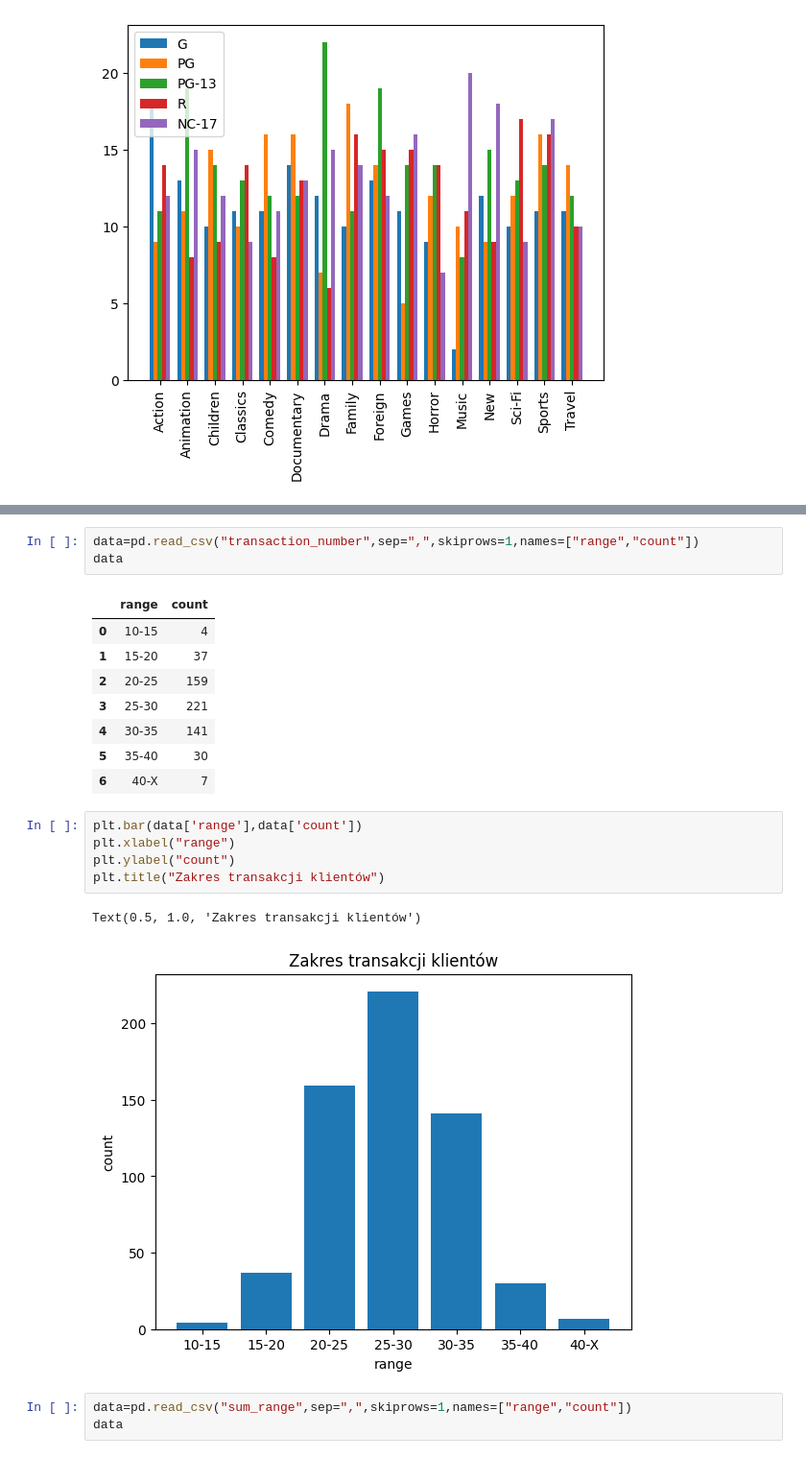
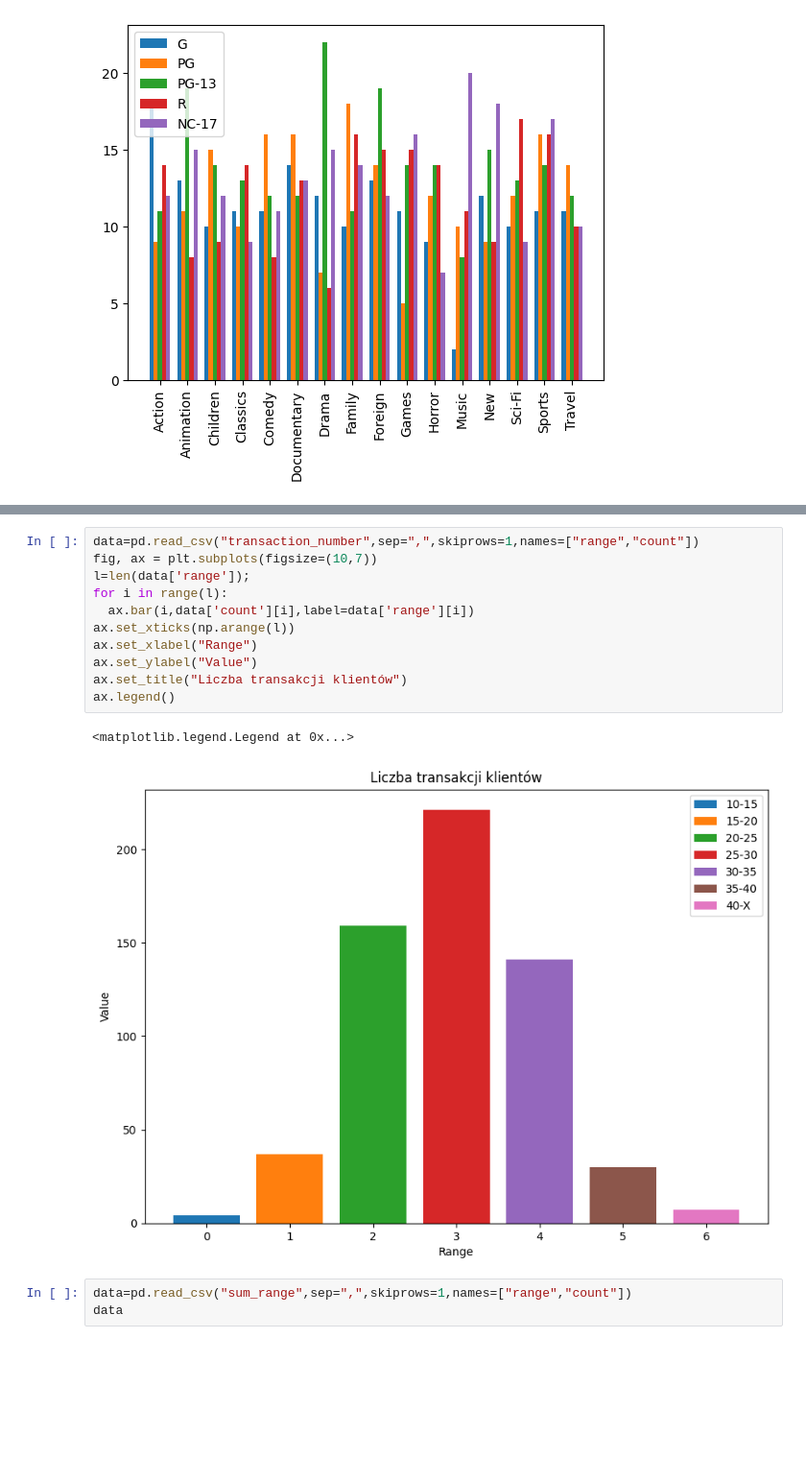
Before and after one commit to Popsonikk/filmoteka, a Jupyter notebook: Filmoteka.ipynb, the cells around one changed output, grey strips where cells are left out. Shown at 96% size. Saved outputs shown, nothing was run; the diff lists cells and outputs as text; blank space fills up the shorter version.

Commit message:
python klient

```diff
--- a/Filmoteka.ipynb
+++ b/Filmoteka.ipynb
@@ -93,23 +93,17 @@ plt.tight_layout()
-# %%
-data=pd.read_csv("transaction_number",sep=",",skiprows=1,names=["range","count"])
-data
-# %% [output]
-|  | range | count |
-| 0 | 10-15 | 4 |
-| 1 | 15-20 | 37 |
-| 2 | 20-25 | 159 |
-| 3 | 25-30 | 221 |
-| 4 | 30-35 | 141 |
-| 5 | 35-40 | 30 |
-| 6 | 40-X | 7 |
-# %%
-plt.bar(data['range'],data['count'])
-plt.xlabel("range")
-plt.ylabel("count")
-plt.title("Zakres transakcji klientów")
-# %% [output]
-Text(0.5, 1.0, 'Zakres transakcji klientów')
-[figure, removed]
+# %%
+data=pd.read_csv("transaction_number",sep=",",skiprows=1,names=["range","count"])
+fig, ax = plt.subplots(figsize=(10,7))
+l=len(data['range']);
+for i in range(l):
+  ax.bar(i,data['count'][i],label=data['range'][i])
+ax.set_xticks(np.arange(l))
+ax.set_xlabel("Range")
+ax.set_ylabel("Value")
+ax.set_title("Liczba transakcji klientów")
+ax.legend()
+# %% [output]
+<matplotlib.legend.Legend at 0x...>
+[figure, added]
 # %%
 data=pd.read_csv("sum_range",sep=",",skiprows=1,names=["range","count"])
 data
```
Also changed, not shown: parts of 6 cells of this notebook.
